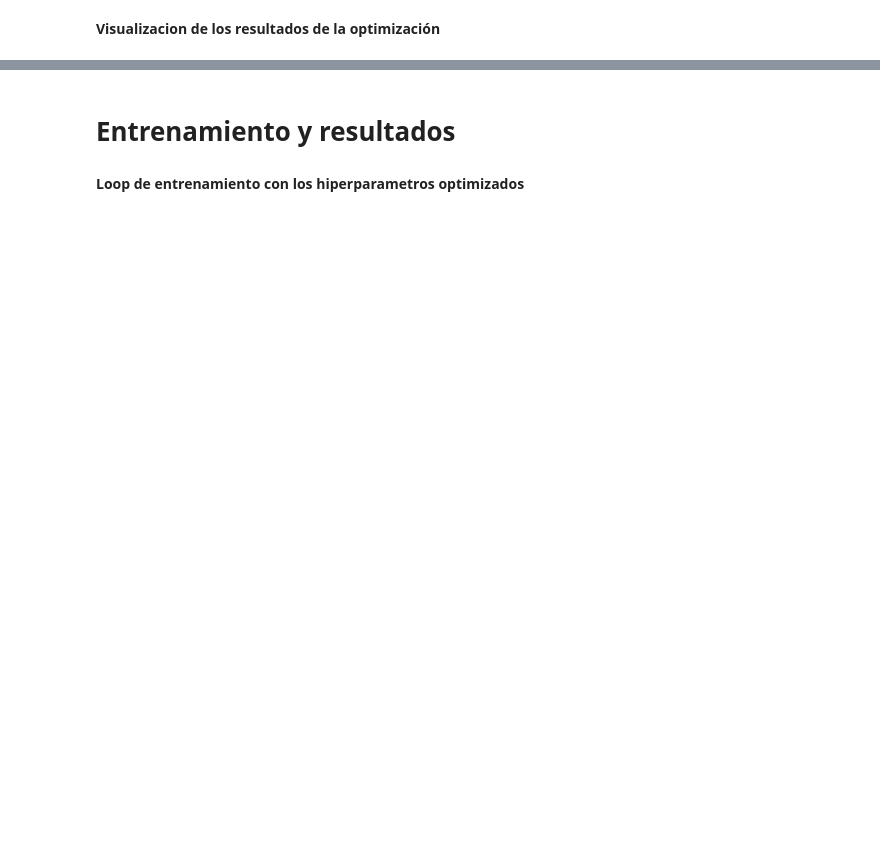
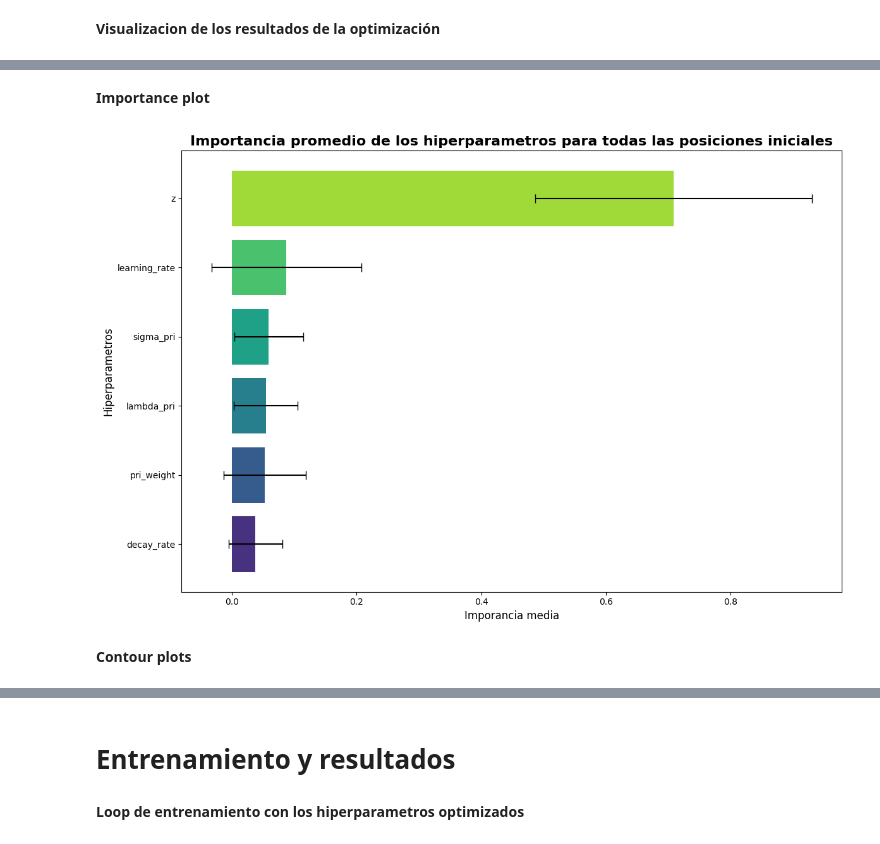
Before and after one commit to juansebastiangit/Inteligencia_artificial, a Jupyter notebook: Proyecto/piris-bo.ipynb, the cells around one changed output, grey strips where cells are left out. Saved outputs shown, nothing was run; the diff lists cells and outputs as text; code cells hidden in the pictures; blank space fills up the shorter version.

Commit message:
| V2.0 corrected importance plots and contour plots as discussed

```diff
--- a/Proyecto/piris-bo.ipynb
+++ b/Proyecto/piris-bo.ipynb
@@ -849,0 +717,41 @@ plot_contour(study)
+# %% [markdown]
+**Importance plot**
+# %%
+# Creamos una lista con las importancias de todos los estudios
+all_importances = [optuna.importance.get_param_importances(s) for s in Studies]
+
+#Lo convertimos a dataframe al ser una lista de diccionarios
+df_importances = pd.DataFrame(all_importances)
+#por si algun parametro se queda fuera, cambiamos NaN a 0
+df_importances = df_importances.fillna(0)
+
+# Calculamos la media y la desviacion estandar de cada parametro a lo largo de las columnasdel df
+mean_importances = df_importances.mean().sort_values(ascending=False)
+std_importances = df_importances.std().loc[mean_importances.index] # aseguramos que mantenga el orden
+
+# Y ploteamos on plt
+plt.figure(figsize=(12, 8))
+bars = plt.barh(
+    y = mean_importances.index,
+    width = mean_importances,
+    xerr=std_importances, # This adds the error bars (std dev)
+    capsize=5, # Puts caps on the error bars
+    color=sns.color_palette("viridis_r", len(mean_importances))
+)
+
+#Invierte el eje para que el y mas grande esté arriba
+plt.gca().invert_yaxis()
+
+# añadimos titulos y labels
+plt.title('Importancia promedio de los hiperparametros para todas las posiciones iniciales', fontsize=16, fontweight='bold')
+plt.ylabel('Hiperparametros', fontsize=12)
+plt.xlabel('Imporancia media', fontsize=12)
+plt.tight_layout() # Adjust layout to make room for labels
+
+
+# Show the parameter importances
+plt.show()
+# %% [output]
+[figure, added]
+# %% [markdown]
+**Contour plots**
```
Also changed, not shown: parts of 14 cells of this notebook.
